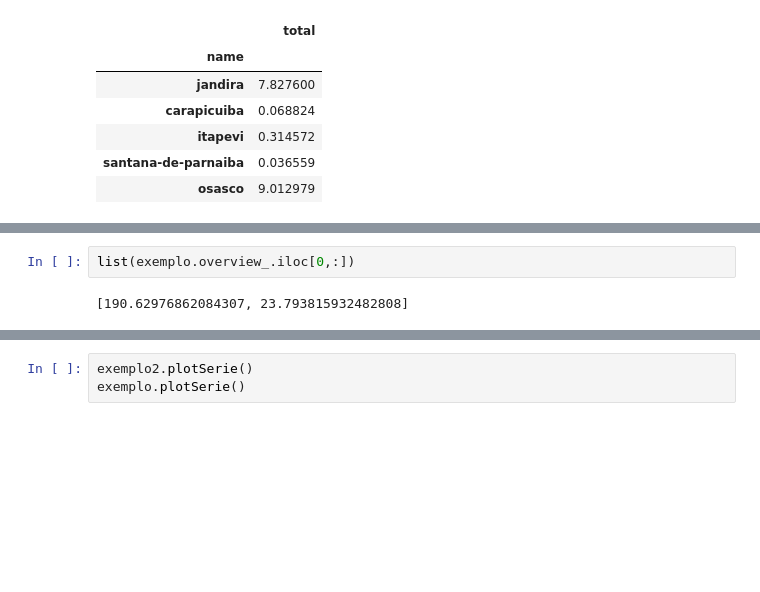
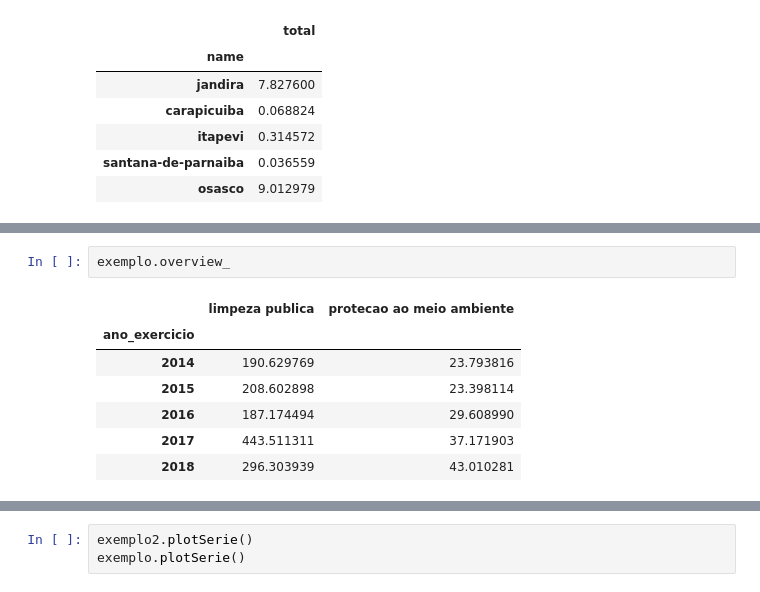
Before and after one commit to guilhermeduartte/Deephack, a Jupyter notebook: Automatizado-Copy1.ipynb, the cells around one changed output, grey strips where cells are left out. Saved outputs shown, nothing was run; the diff lists cells and outputs as text; blank space fills up the shorter version.

```diff
--- a/Automatizado-Copy1.ipynb
+++ b/Automatizado-Copy1.ipynb
@@ -603,7 +601,13 @@ The 'specs' argument to make_subplots must be a 2D list of dictionaries with dim
-# %%
-list(exemplo.overview_.iloc[0,:])
-# %% [output]
-[190.62976862084307, 23.793815932482808]
+# %%
+exemplo.overview_
+# %% [output]
+|  | limpeza publica | protecao ao meio ambiente |
+| ano_exercicio |  |  |
+| 2014 | 190.629769 | 23.793816 |
+| 2015 | 208.602898 | 23.398114 |
+| 2016 | 187.174494 | 29.608990 |
+| 2017 | 443.511311 | 37.171903 |
+| 2018 | 296.303939 | 43.010281 |
 # %%
 exemplo2 = Municipio(name, years = (2014, 2019))
 # %% [output]
```
Also changed, not shown: parts of 5 cells of this notebook.
